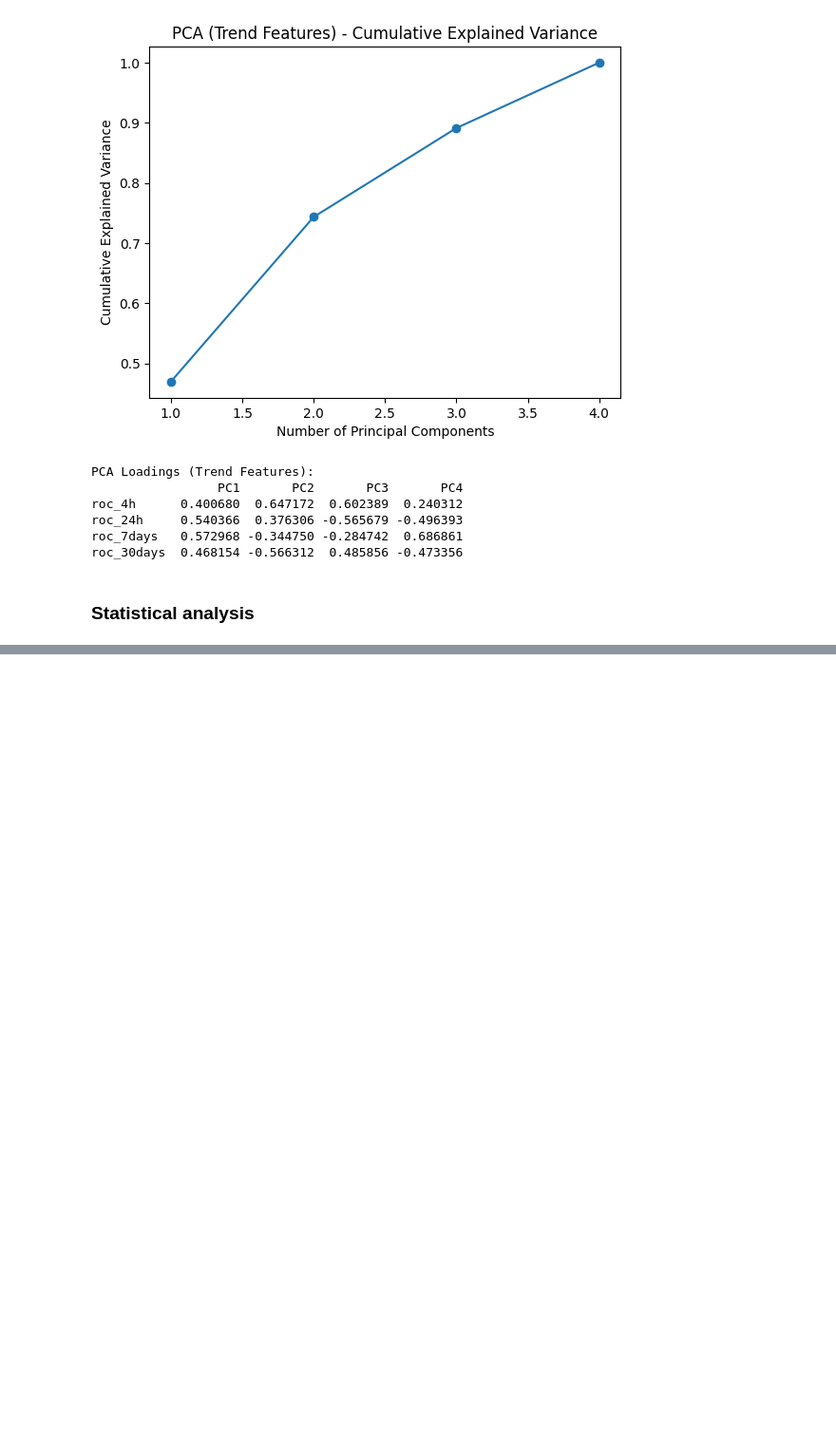
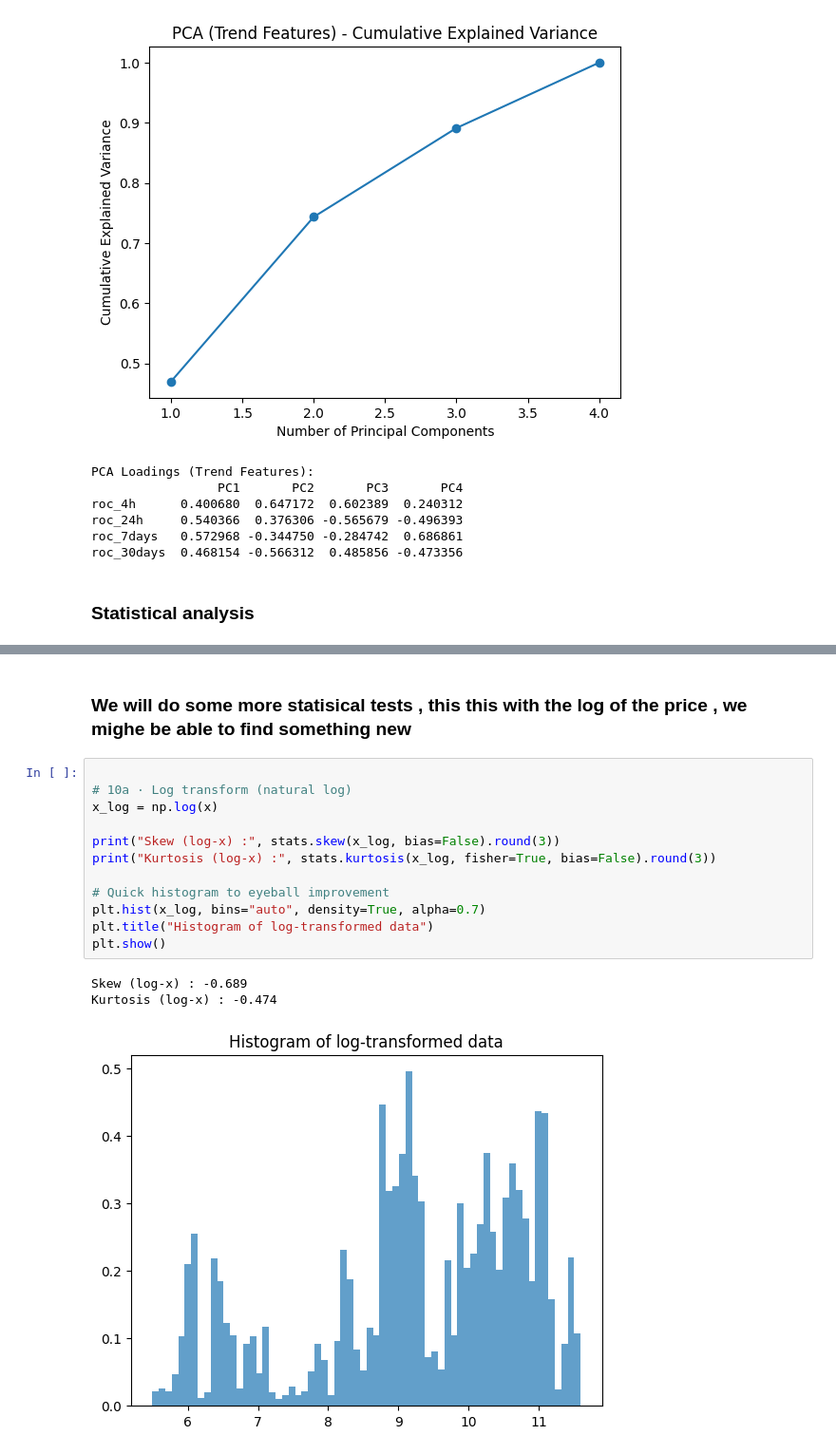
Before and after one commit to Stevenberger1/Stock-Market-Prediction, a Jupyter notebook: data/Statistical_analysis.ipynb, the cells around one changed output, grey strips where cells are left out. Shown: that part at 95% size. Drawn from its saved outputs; the diff is of its cells as text; blank space fills up the shorter version.

```diff
--- a/data/Statistical_analysis.ipynb
+++ b/data/Statistical_analysis.ipynb
@@ -252,0 +580,18 @@ roc_30days  0.468154 -0.566312  0.485856 -0.473356
+# %% [markdown]
+### We will do some more statisical tests , this this with the log of the price , we mighe be able to find something new
+# %%
+
+# 10a · Log transform (natural log)
+x_log = np.log(x)
+
+print("Skew (log‑x) :", stats.skew(x_log, bias=False).round(3))
+print("Kurtosis (log‑x) :", stats.kurtosis(x_log, fisher=True, bias=False).round(3))
+
+# Quick histogram to eyeball improvement
+plt.hist(x_log, bins="auto", density=True, alpha=0.7)
+plt.title("Histogram of log‑transformed data")
+plt.show()
+# %% [output]
+Skew (log‑x) : -0.689
+Kurtosis (log‑x) : -0.474
+[figure, added]
```
Also changed, not shown: parts of 24 cells of this notebook, 1 other file.
